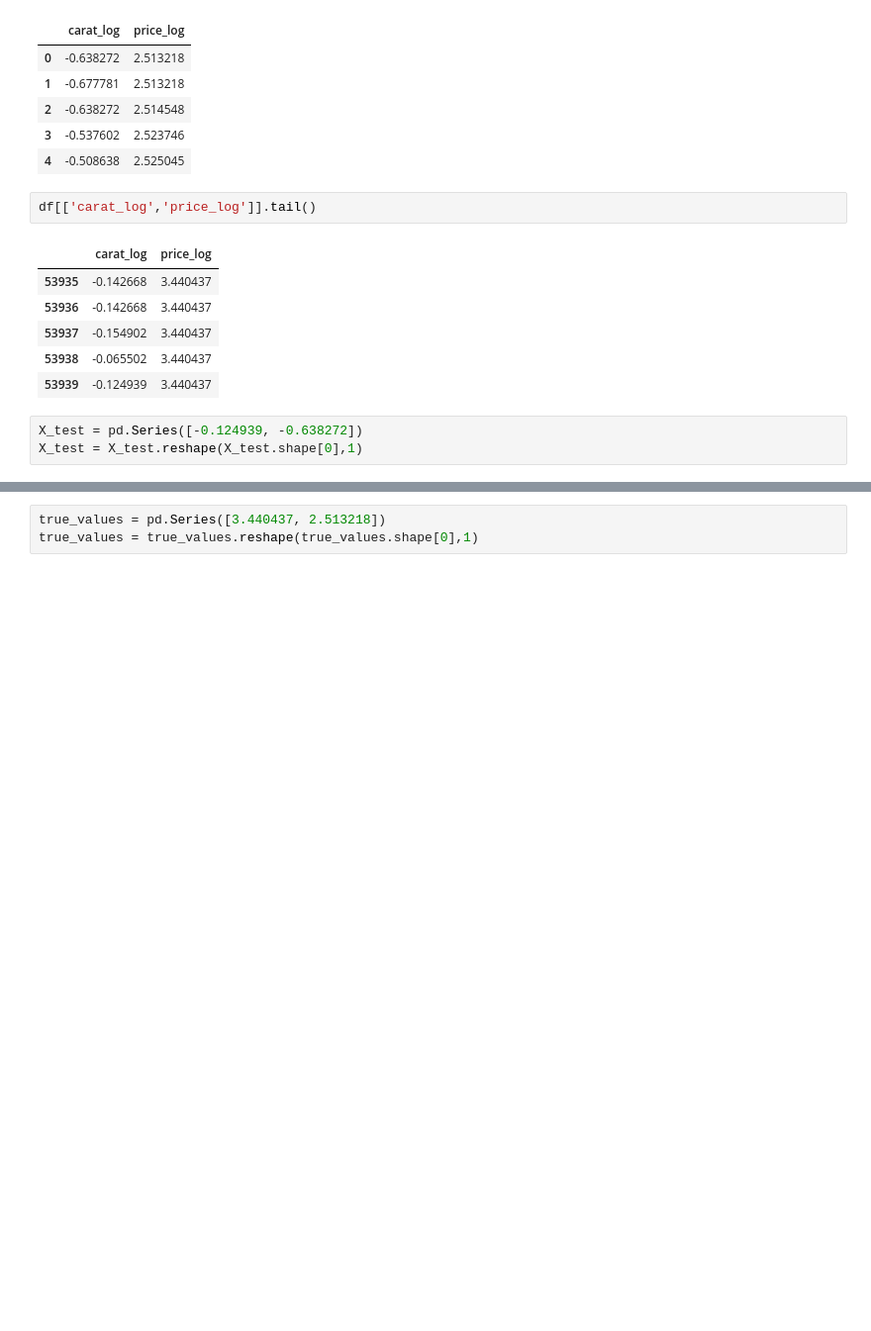
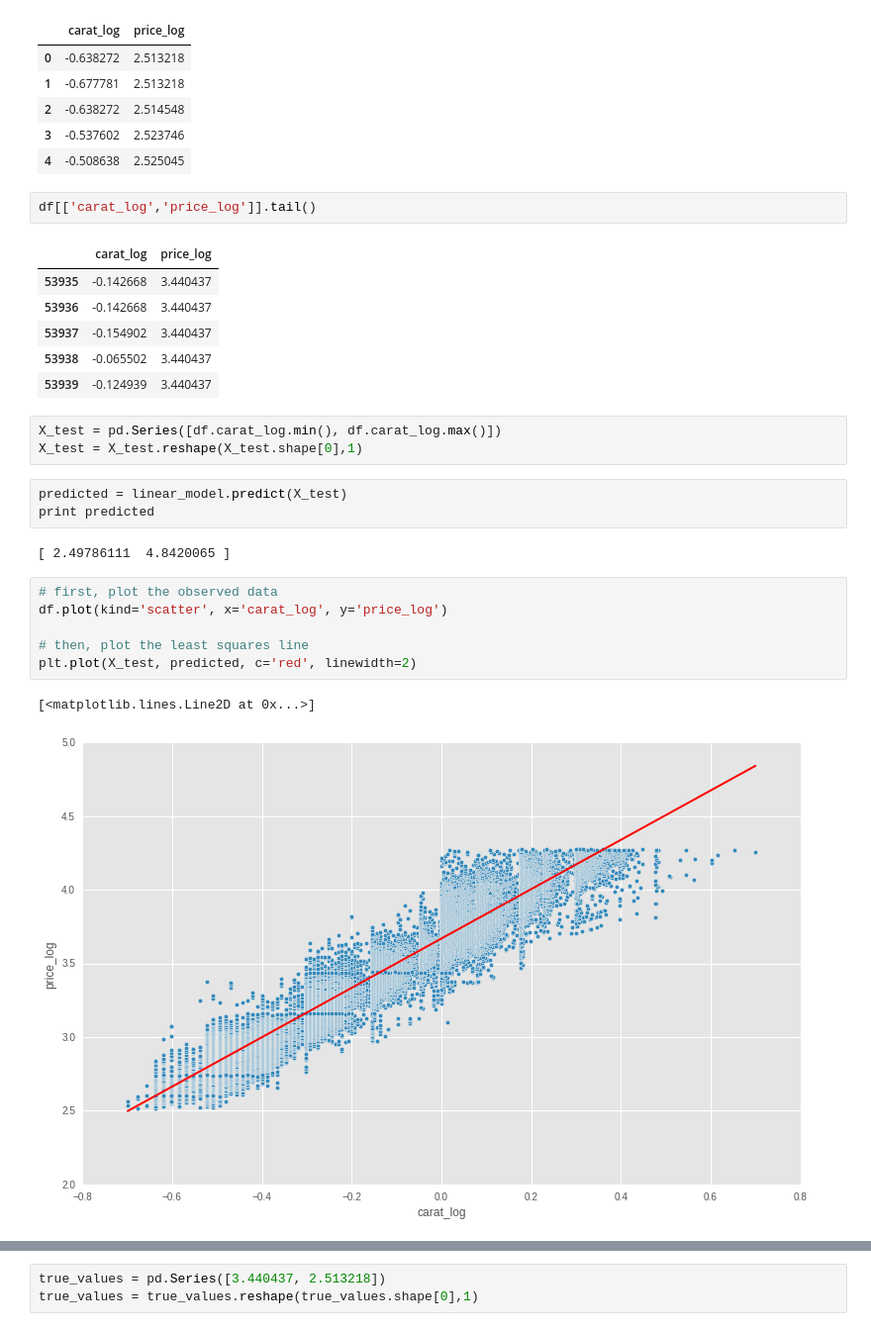
Before and after one commit to ababook/intro-python-data-science, a Jupyter notebook: diamonds/Diamonds.ipynb, the cells around one changed output, grey strips where cells are left out. Shown at 99% size. Cells and saved outputs as stored; diff of their text form; blank space fills up the shorter version.

```diff
--- a/diamonds/Diamonds.ipynb
+++ b/diamonds/Diamonds.ipynb
@@ -285,5 +286,19 @@ df[['carat_log','price_log']].tail()
 | 53938 | -0.065502 | 3.440437 |
 | 53939 | -0.124939 | 3.440437 |
 # %%
-X_test = pd.Series([-0.124939, -0.638272])
+X_test = pd.Series([df.carat_log.min(), df.carat_log.max()])
 X_test = X_test.reshape(X_test.shape[0],1)
+# %%
+predicted = linear_model.predict(X_test)
+print predicted
+# %% [output]
+[ 2.49786111  4.8420065 ]
+# %%
+# first, plot the observed data
+df.plot(kind='scatter', x='carat_log', y='price_log')
+
+# then, plot the least squares line
+plt.plot(X_test, predicted, c='red', linewidth=2)
+# %% [output]
+[<matplotlib.lines.Line2D at 0x...>]
+[figure, added]
```
Also changed, not shown: parts of 9 cells of this notebook.
